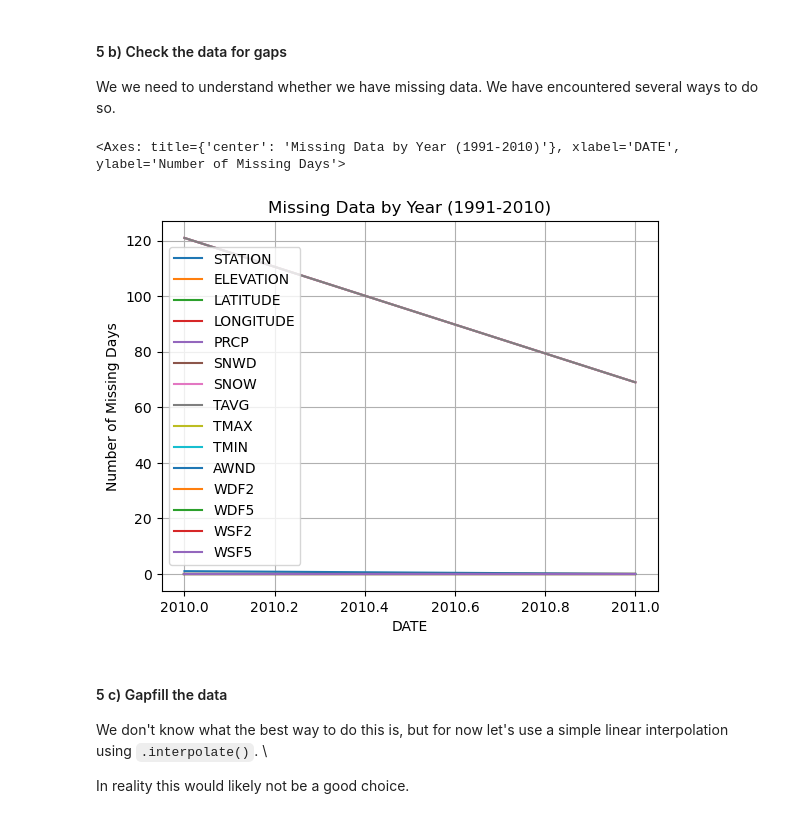
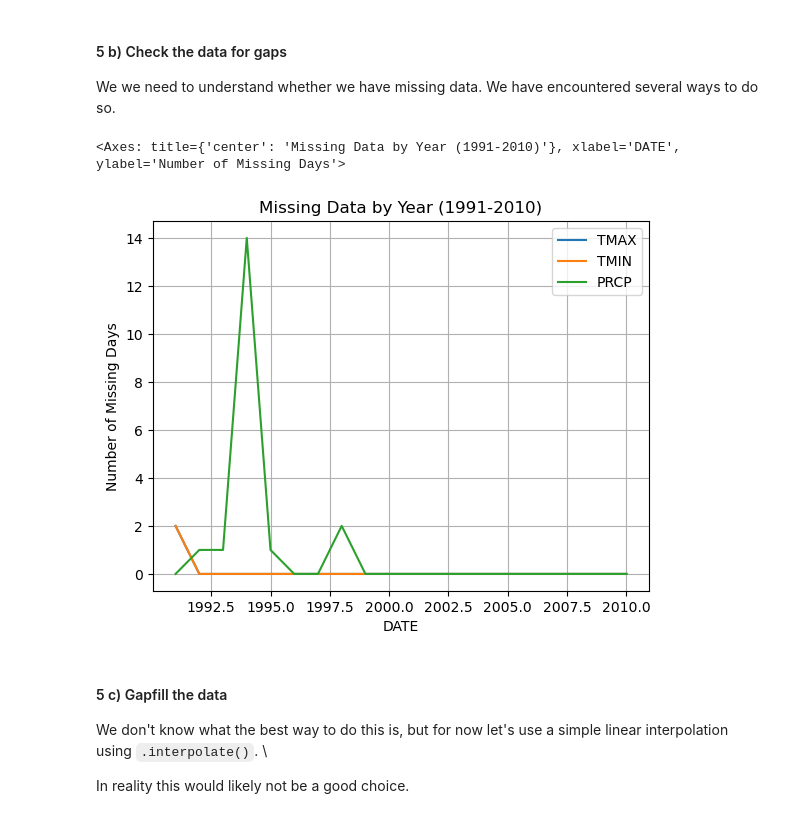
Before and after one commit to megnicely/ISAT_420_S26_Shared, a Jupyter notebook: W5_Pandas_Groupby_And_Timeseries/Code/w5_pandas_timerseries_practice.ipynb, the cells around one changed output. Drawn from its saved outputs; the diff is of its cells as text; code cells hidden in the pictures.

```diff
--- a/W5_Pandas_Groupby_And_Timeseries/Code/w5_pandas_timerseries_practice.ipynb
+++ b/W5_Pandas_Groupby_And_Timeseries/Code/w5_pandas_timerseries_practice.ipynb
@@ -27,5 +27,6 @@ df = pd.read_csv(datafile, sep=r'\s+',
                  na_values=[-9999.0, -99.0],
                  skiprows = [1],
                  parse_dates=[4])
+df = df.set_index('DATE')
 df.head()
 # %% [output]
@@ -79,8 +81,8 @@ For now, we will only work with the temperature and precipitation columns. Let's
 The code below will only retain the TMAX columns
 `df = df[['TMAX']]`
 # %%
-df_tempandprec = df[['TMAX','TMIN','PRCP']]
+df_t_p = df[['TMAX','TMIN','PRCP']]
 
-df_tempandprec.head()
+df_t_p.head()
 # %% [output]
 |  | TMAX | TMIN | PRCP |
@@ -102,7 +105,8 @@ Climate data is typically aggregated for 30 year periods. Let's take the most re
 
 `df_30years`
 # %%
-df_30years = df.loc['1991':'2010']
+
+df_30years = df_t_p.loc['1991-01-01':'2010-12-31']
 
 df_30years.head()
 # %% [output]
@@ -117,22 +122,12 @@ df_30years.head()
 
 We we need to understand whether we have missing data. We have encountered several ways to do so.
 # %%
-# First convert the index to DatetimeIndex if your date column is not the index
-# Assuming you have a column named 'date' that contains your dates
-#df_30years = df_30years.set_index('DATE')  # Replace 'date' with your actual date column name
-
-# Make sure the index is a DatetimeIndex
-df_30years.index = pd.to_datetime(df_30years.index)
-
-# Now you can use .year on the index
-
-
 df_30years.isna().groupby(df_30years.index.year).sum().plot(grid=True,
                                                                       ylabel='Number of Missing Days',
                                                                       title='Missing Data by Year (1991-2010)')
 # %% [output]
 <Axes: title={'center': 'Missing Data by Year (1991-2010)'}, xlabel='DATE', ylabel='Number of Missing Days'>
-[figure, old version]
+[figure, new version]
 # %% [markdown]
 #### 5 c) Gapfill the data
 
```
Also changed, not shown: parts of 6 cells of this notebook.
